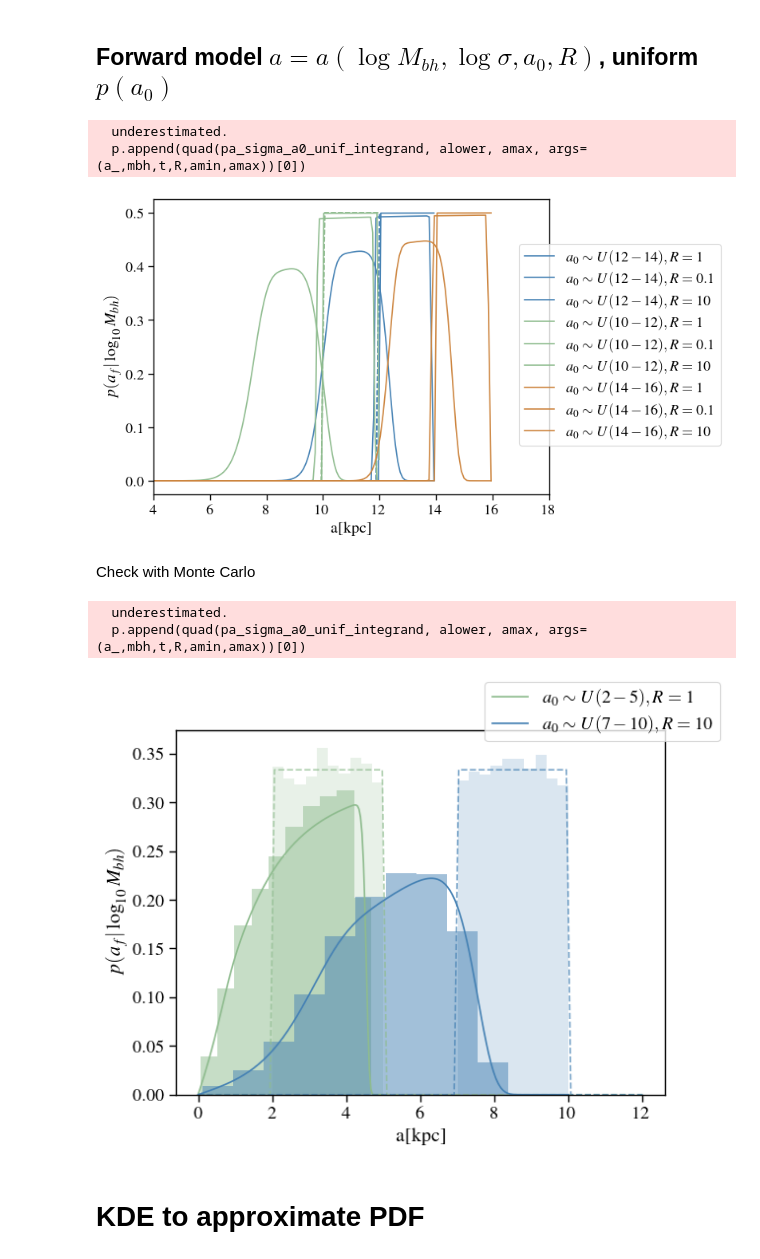
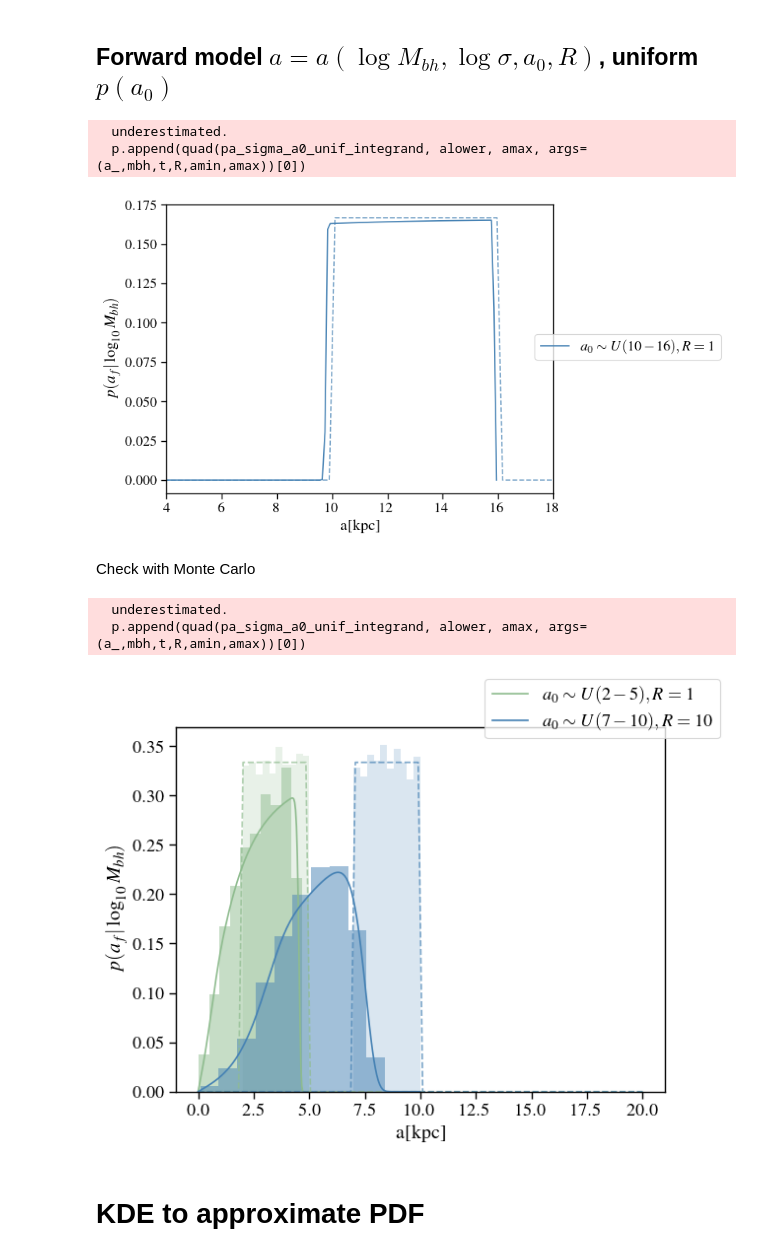
Before and after one commit to insepien/dftime, a Jupyter notebook: analytics.ipynb, the cells around one changed output. Cells and saved outputs as stored; diff of their text form; code cells hidden in the pictures.

```diff
--- a/analytics.ipynb
+++ b/analytics.ipynb
@@ -75,45 +76,59 @@ def pa_sigma_a0_unif_integrand(a0, a, mbh, t, R, amin, amax):
     return pa_sigma(a, mbh, t, a0, R) * p_a0_uniform(amin, amax)
 
 def pa_sigma_a0_unif(amin,amax,mbh,t,R,a=None):
     """for each af(a) value, integrate over all a0"""
     if np.sum(a == None) != 0:
         a = np.linspace(0,amax+3,200)
     p = []
     for a_ in a:
         alower = np.max([a_,amin])
         p.append(quad(pa_sigma_a0_unif_integrand, alower, amax, args=(a_,mbh,t,R,amin,amax))[0])
     return a, p
 
-def plot_pa_unif(amin,amax,mbh,t,R,ax,clr):
+def pa_sigma_a0_unif_fast(amin,amax,mbh,t,R,af_grid=None):
+    """for each af(a) value, integrate over all a0"""
+    if af_grid is None:
+        af_grid = np.linspace(0,amax+3,200)
+    a0_grid = np.linspace(0,af_grid.max()+3,10000)
+
+    AF,A0 = np.meshgrid(af_grid,a0_grid,indexing="ij")
+
+    pa_sigma_grid = pa_sigma(AF, mbh, t, A0, R)
+    p_a0_grid = np.array([p_a0_uniform(amin, amax)]*len(a0_grid))
+    p_a0_grid = np.where((a0_grid>amin)&(a0_grid<amax),p_a0_uniform(amin, amax),0)
+    p_a0_grid = p_a0_grid[np.newaxis,:]
+
+    integrand_mat = pa_sigma_grid*p_a0_grid
+    integrand_mat = np.where(A0 >= AF, integrand_mat, 0)
+    paf = simpson(integrand_mat,a0_grid,axis=1)
+    return af_grid, paf
+
+def plot_pa_unif(amin,amax,mbh,t,R,ax,clr,checkFast=False):
     # function for plotting pa, uniform a0
     # find p(a|mbh)
     a,p = pa_sigma_a0_unif(amin,amax,mbh,t,R)
     # calculate prior over large range for pretty plot
     unif = lambda x,amin,amax: 0 if (x<amin) or (x> amax) else 1/(amax-amin)
-    apr = np.linspace(0,12,100)
+    apr = np.linspace(0,20,100)
     pr = [unif(a_,amin,amax) for a_ in apr]
     # plot
     ax.plot(a,p,c=clr,label=rf"$a_0\sim U({{{amin}}}-{{{amax}}}),R={R}$")
     ax.plot(apr,pr,linestyle="--",c=clr,alpha=0.7)
+    if checkFast:
+        aF,pF = pa_sigma_a0_unif_fast(amin,amax,mbh,t,R)
+        ax.plot(aF,pF,c='k',label=rf"fast",linestyle='--')
 
 fig,ax = plt.subplots()
-plot_pa_unif(12,14,1e8,1,1,ax,"steelblue")
-plot_pa_unif(12,14,1e8,1,0.1,ax,"steelblue")
-plot_pa_unif(12,14,1e8,1,10,ax,"steelblue")
-plot_pa_unif(10,12,1e8,1,1,ax,"darkseagreen")
-plot_pa_unif(10,12,1e8,1,0.1,ax,"darkseagreen")
-plot_pa_unif(10,12,1e8,1,10,ax,"darkseagreen")
-plot_pa_unif(14,16,1e8,1,1,ax,"peru")
-plot_pa_unif(14,16,1e8,1,0.1,ax,"peru")
-plot_pa_unif(14,16,1e8,1,10,ax,"peru")
+plot_pa_unif(10,16,1e8,1,1,ax,"steelblue")
+
 ax.set_xlim(4,18)
 ax.set_xlabel("a[kpc]")
 ax.set_ylabel(r"$p(a_f|\log_{10}{M_{bh}})$")
 fig.legend(loc="center right",bbox_to_anchor=(1.25,0.5));
 # %% [output]
   underestimated.
   p.append(quad(pa_sigma_a0_unif_integrand, alower, amax, args=(a_,mbh,t,R,amin,amax))[0])
-[figure, old version]
+[figure, new version]
 # %% [markdown]
 Check with Monte Carlo
 # %%
@@ -152,7 +167,7 @@ fig.legend();
 # %% [output]
   underestimated.
   p.append(quad(pa_sigma_a0_unif_integrand, alower, amax, args=(a_,mbh,t,R,amin,amax))[0])
-[figure, old version]
+[figure, new version]
 # %% [markdown]
 # KDE to approximate PDF
 # %%
```
Also changed, not shown: parts of 13 cells of this notebook.
